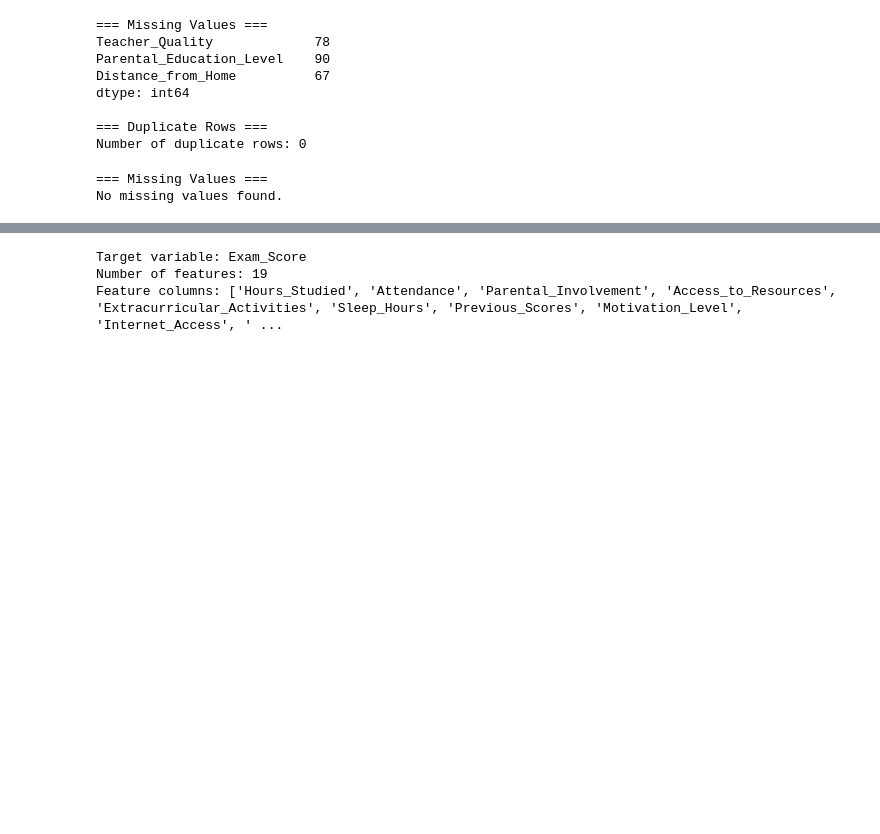
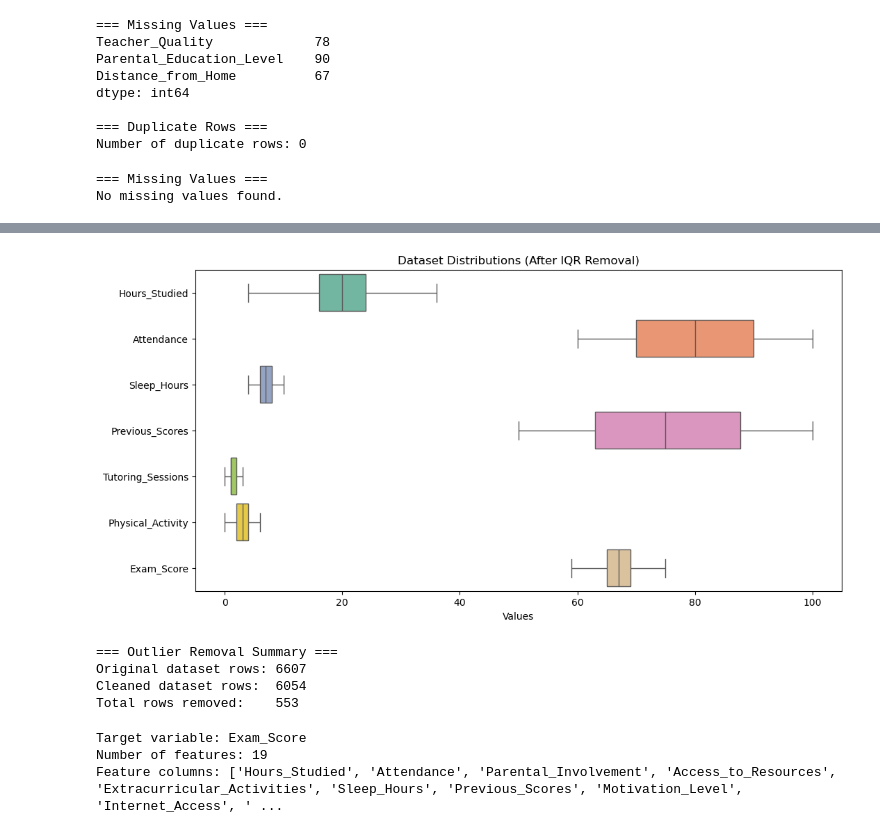
Before and after one commit to EarlClydeeee/pattern_recognition, a Jupyter notebook: student_performance.ipynb, the cells around one changed output, grey strips where cells are left out. Drawn from its saved outputs; the diff is of its cells as text; code cells hidden in the pictures; blank space fills up the shorter version.

```diff
--- a/student_performance.ipynb
+++ b/student_performance.ipynb
@@ -113,3 +152,21 @@ No missing values found.
+# %%
+# Visualize the dataset after cleanup and print the summary for your report
+plt.figure(figsize=(12, 6))
+sns.boxplot(data=df_cleaned[num_cols], orient="h", palette="Set2")
+plt.title("Dataset Distributions (After IQR Removal)")
+plt.xlabel("Values")
+plt.show()
+
+print("=== Outlier Removal Summary ===")
+print(f"Original dataset rows: {df.shape[0]}")
+print(f"Cleaned dataset rows:  {df_cleaned.shape[0]}")
+print(f"Total rows removed:    {df.shape[0] - df_cleaned.shape[0]}")
+# %% [output]
+[figure, added]
+=== Outlier Removal Summary ===
+Original dataset rows: 6607
+Cleaned dataset rows:  6054
+Total rows removed:    553
 # %%
 # Separate target variable and features
 TARGET = "Exam_Score"
```
Also changed, not shown: parts of 16 cells of this notebook.
